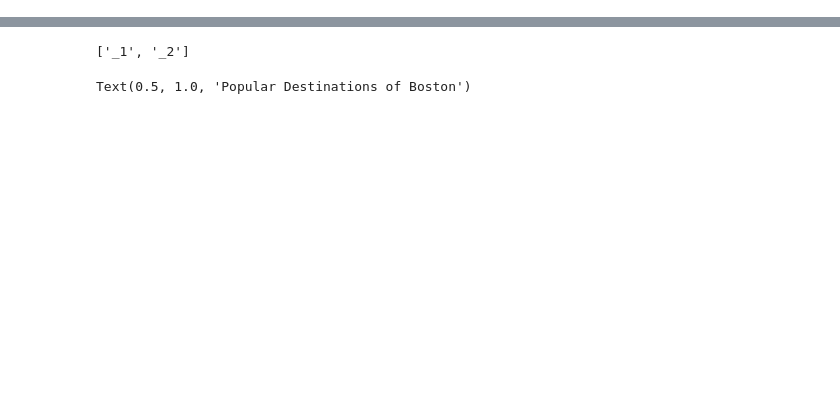
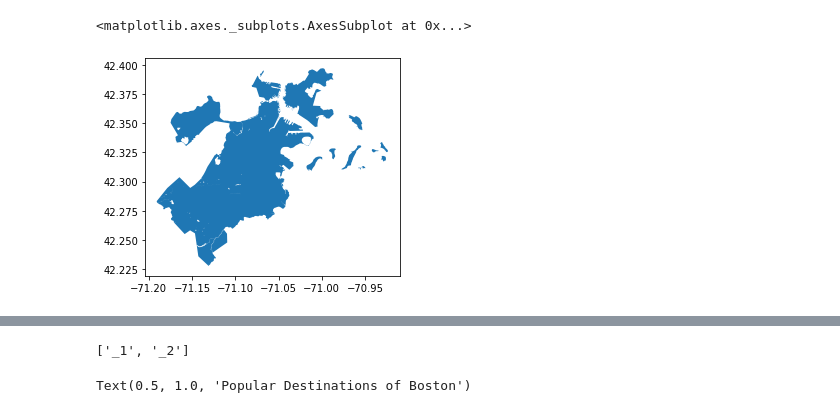
Before and after one commit to Rahul-Khairnar/Uber-Lyft-Fare-Prediction, a Jupyter notebook: My_Data_Visualizations.ipynb, the cells around one changed output, grey strips where cells are left out. Saved outputs shown, nothing was run; the diff lists cells and outputs as text; code cells hidden in the pictures; blank space fills up the shorter version.

```diff
--- a/My_Data_Visualizations.ipynb
+++ b/My_Data_Visualizations.ipynb
@@ -59,4 +68,10 @@ spark = SparkSession\
   .getOrCreate()
 
 sc=spark.sparkContext
+# %%
+shape_df = gpd.read_file("/content/City_of_Boston_Boundary.shp")
+shape_df.plot()
+# %% [output]
+<matplotlib.axes._subplots.AxesSubplot at 0x...>
+[figure, added]
 # %%
```
Also changed, not shown: parts of 17 cells of this notebook.
